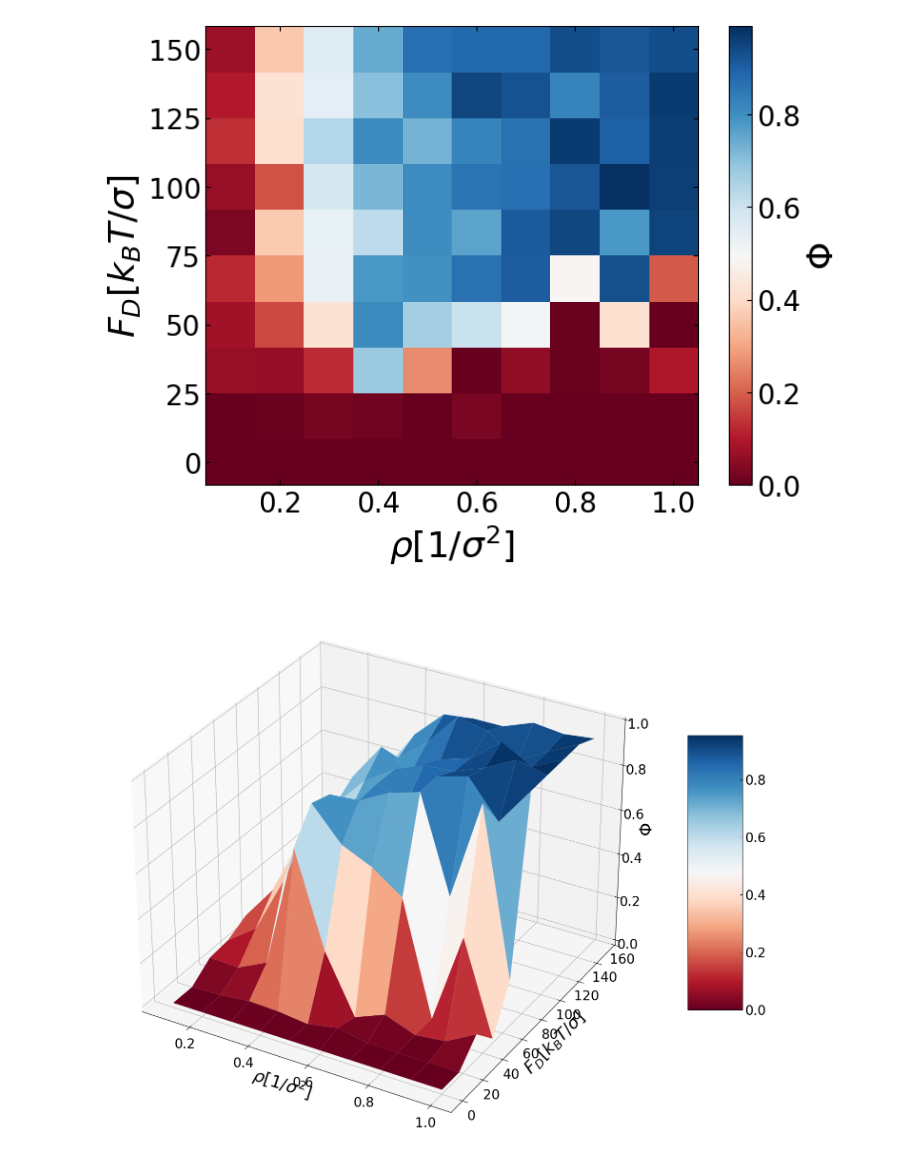
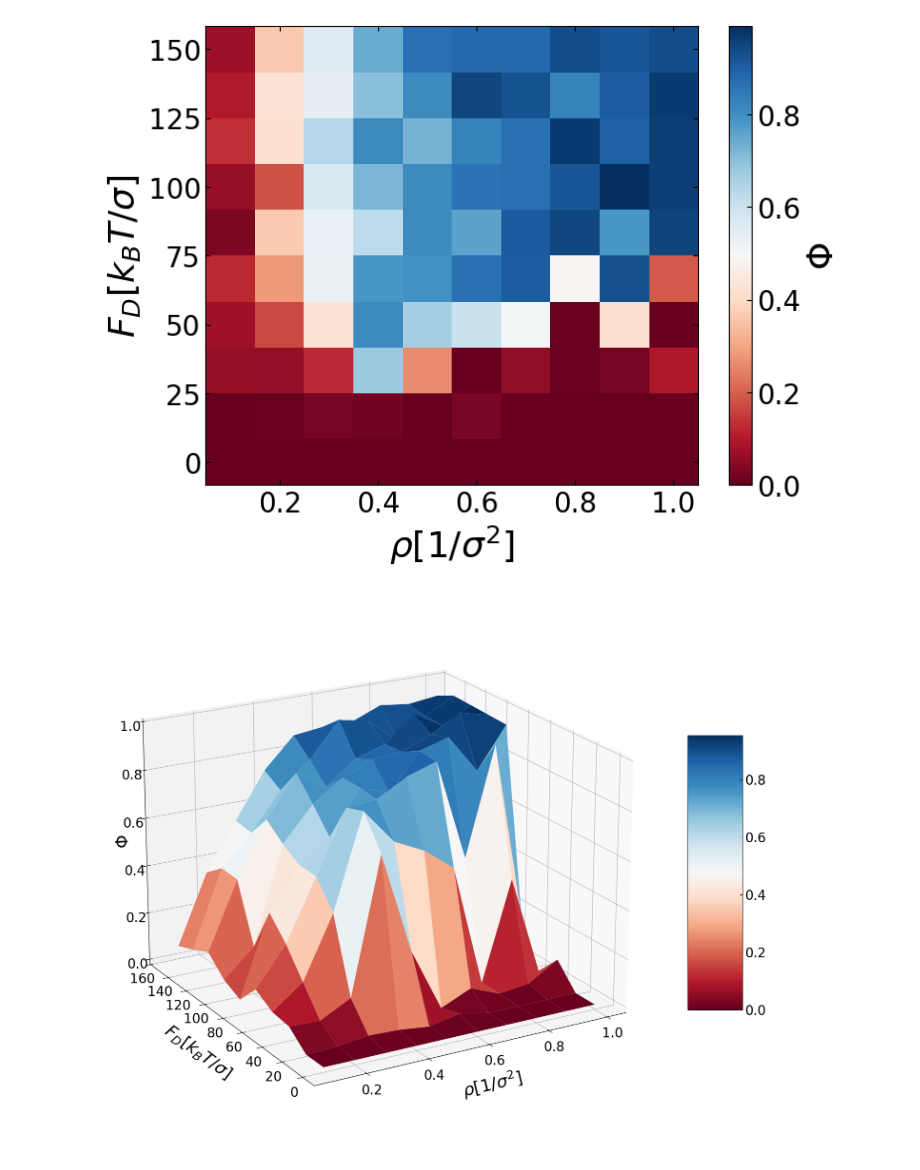
Before and after one commit to prakhosha/Lane-Formation, a Jupyter notebook: Task4/task4_c.ipynb, the cells around one changed output. Cells and saved outputs as stored; diff of their text form; code cells hidden in the pictures.

```diff
--- a/Task4/task4_c.ipynb
+++ b/Task4/task4_c.ipynb
@@ -4642,15 +4642,17 @@ plt.show()
 # %%
 from mpl_toolkits.mplot3d import Axes3D
 
 X, Y = np.meshgrid(densities, F_Ds)
 fig = plt.figure(figsize=(20, 15))
 ax = fig.add_subplot(111, projection='3d')
 surf = ax.plot_surface(X, Y, Phi_matrix, cmap='RdBu', edgecolor='none')
-ax.set_xlabel(r'$\rho [1/\sigma^2]$')
-ax.set_ylabel(r'$F_D [k_B T/\sigma]$')
+ax.set_xlabel(r'$\rho [1/\sigma^2]$', labelpad=20)
+ax.set_ylabel(r'$F_D [k_B T/\sigma]$', labelpad=20)
 ax.set_zlabel(r'$\Phi$')
+fig.colorbar(surf, shrink=0.5, aspect=5)
+#ax.view_init(elev=30, azim=45)   # Standard isometric view
+ax.view_init(elev=20, azim=-120) # Swaps the front-facing axes
 
-fig.colorbar(surf, shrink=0.5, aspect=5)
 plt.show()
 # %% [output]
-[figure, old version]
+[figure, new version]
```
Also changed, not shown: 10 other files.
